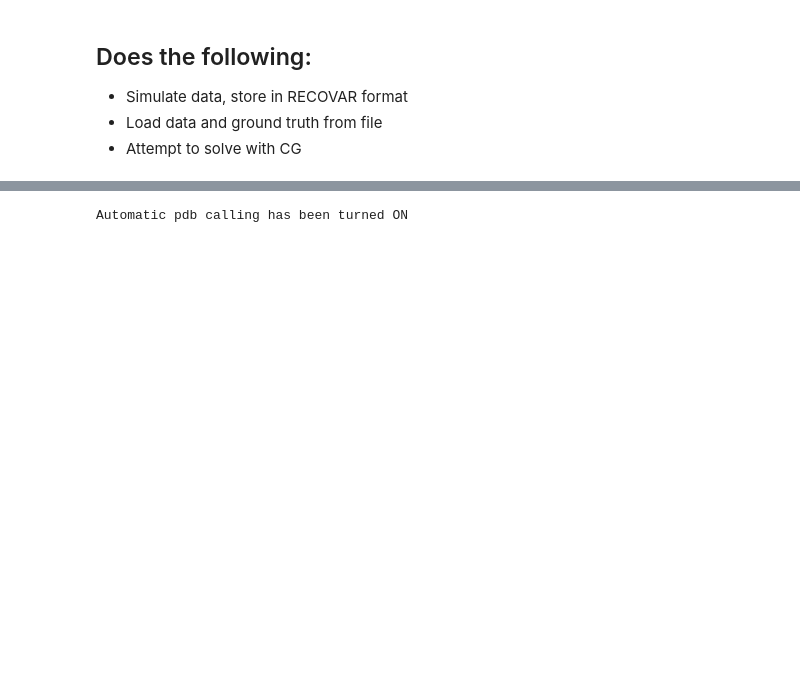
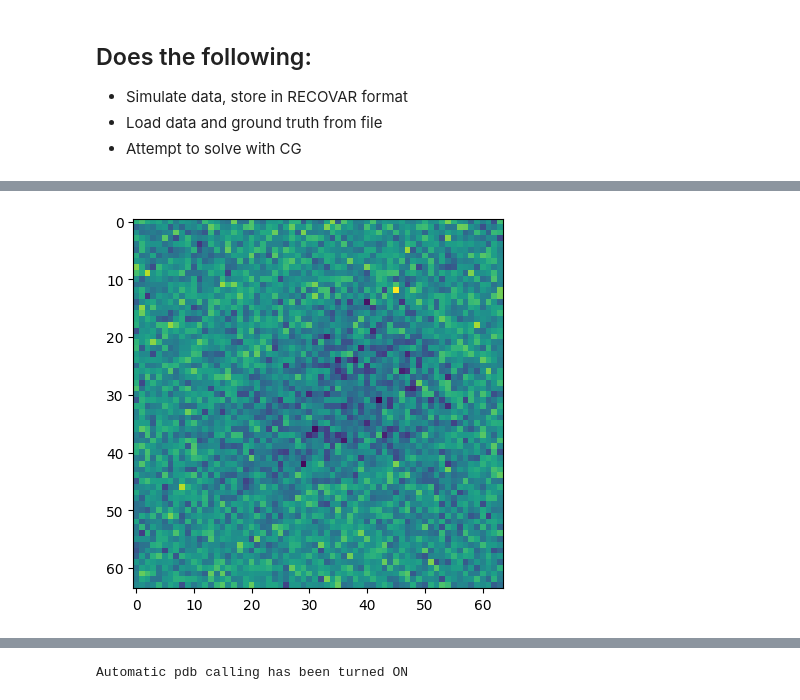
Before and after one commit to ma-gilles/recovar, a Jupyter notebook: ewald_test_cg.ipynb, the cells around one changed output, grey strips where cells are left out. Drawn from its saved outputs; the diff is of its cells as text; code cells hidden in the pictures; blank space fills up the shorter version.

Commit message:
ewald stuff

```diff
--- a/ewald_test_cg.ipynb
+++ b/ewald_test_cg.ipynb
@@ -22,18 +22,18 @@ import jax
 import warnings
 # warnings.filterwarnings("error")
 
-grid_size =256//4
+grid_size = 64
 output_folder = f"/home/mg6942/mytigress/spike{grid_size}_ewald/"
-volume_folder_input =  f"/home/mg6942/mytigress/spike{grid_size}/"
-outlier_file_input = None#"/home/mg6942/mytigress/simulated_empiar10180/volumes/vol0915.mrc"
-n_images = int(1e4)
+volume_folder_input =  f"/home/wonjaec/mytigress/spike{grid_size}/"
+outlier_file_input = None# "/home/wonjaec/mytigress/simulated_empiar10180/volumes/vol0915.mrc"
+n_images = 1
 voxel_size = 10 * 128 / grid_size#3/2/2
 output.mkdir_safe(output_folder)
 volume_distribution = np.zeros(1)
 first_k = 1
 volume_distribution[:first_k] = 1/first_k
-image_stack, sim_info = simulator.generate_synthetic_dataset(output_folder, voxel_size, volume_folder_input,
-                                                             outlier_file_input, n_images, grid_size = grid_size,
+image_stack, sim_info = simulator.generate_synthetic_dataset(output_folder, voxel_size, volume_folder_input,  n_images,
+                                                             outlier_file_input,  grid_size = grid_size,
                                volume_distribution = volume_distribution,  dataset_params_option = "dataset1", noise_level =1e-1,
                                noise_model = "white", put_extra_particles = False, percent_outliers = 0.0,
                                volume_radius = 0.6, trailing_zero_format_in_vol_name = True, noise_scale_std = 0.2 * 0, contrast_std =0.1 * 0 , disc_type = 'ewald_nearest')
@@ -50,0 +58,21 @@ ipdb>  q
+# %%
+plt.imshow(image_stack[0])
+
+output_folder = f"/home/wonjaec/mytigress/spike{grid_size}_ewald/"
+# output_folder ='/home/mg6942/mytigress/spike256/../'
+volume_folder_input =  f"/home/wonjaec/mytigress/spike{grid_size}/"
+outlier_file_input = "/home/wonjaec/mytigress/simulated_empiar10180/volumes/vol0915.mrc"
+dataset_dict = dataset.get_default_dataset_option()
+
+# Fill these options with the path to preprocessed files
+experiment_directory = '/home/wonjaec/mytigress/uniform/'
+dataset_dict['ctf_file'] = output_folder + "ctf.pkl"
+dataset_dict['poses_file'] = output_folder + "poses.pkl"
+dataset_dict['particles_file'] = f"{output_folder}particles.{grid_size}.mrcs"
+
+
+# Returns an object that knows everything about the dataset.
+cryo = dataset.load_dataset_from_dict(dataset_dict, lazy = False)
+print("n images", cryo.n_images)
+del dataset_dict['ind']
+# %% [output]
@@ -50,0 +89 @@ ipdb>  q
+[figure, added]
```
Also changed, not shown: parts of 71 cells of this notebook.
